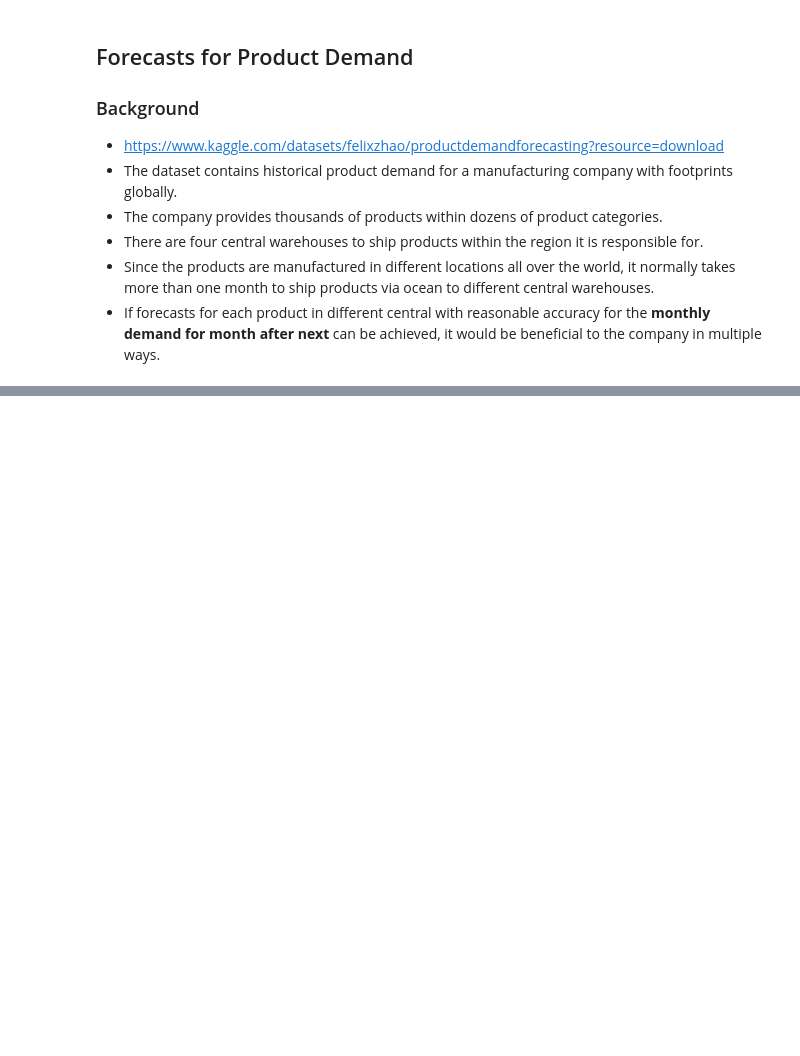
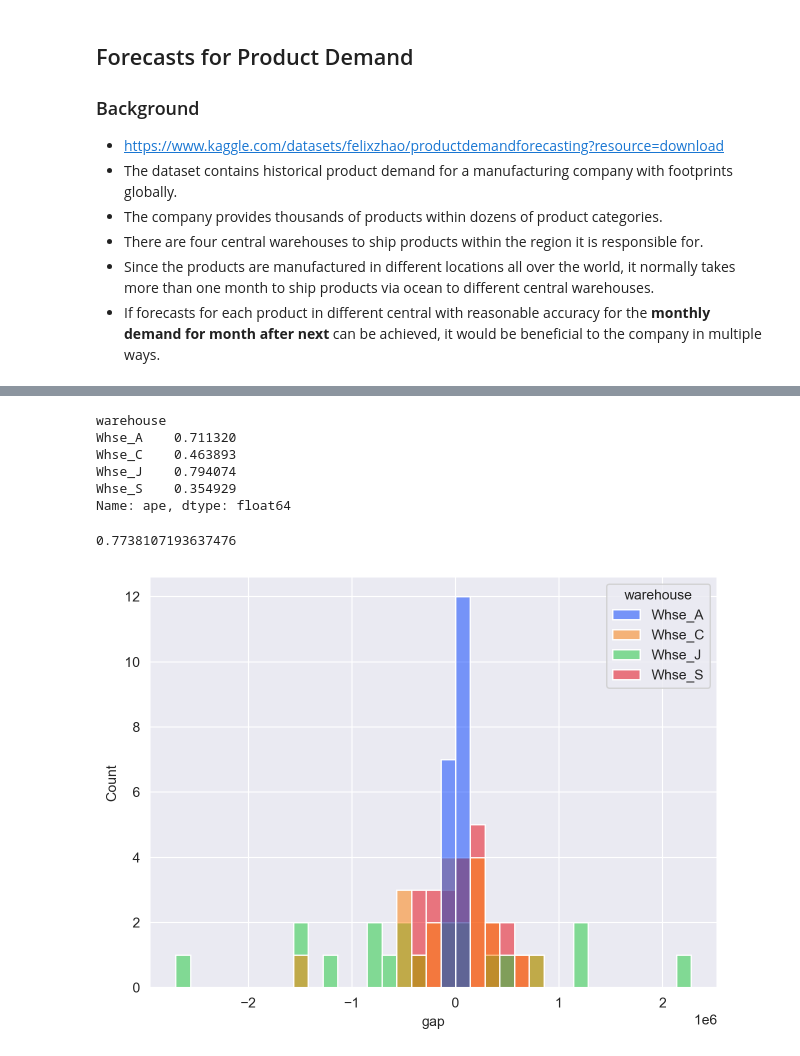
Before and after one commit to songhunhwa1/DS_demand_forecast, a Jupyter notebook: Forecast_Product_Demand/Modeling.ipynb, the cells around one changed output, grey strips where cells are left out. Drawn from its saved outputs; the diff is of its cells as text; code cells hidden in the pictures; blank space fills up the shorter version.

```diff
--- a/Forecast_Product_Demand/Modeling.ipynb
+++ b/Forecast_Product_Demand/Modeling.ipynb
@@ -373 +374,19 @@ shap.summary_plot(shap_values, X_pred)
+# %%
+pred_res.groupby("warehouse").ape.median()
+# %% [output]
+warehouse
+Whse_A    0.711320
+Whse_C    0.463893
+Whse_J    0.794074
+Whse_S    0.354929
+Name: ape, dtype: float64
+# %%
+print(r2_score(pred_res['order'], pred_res['pred_cnt']))
+# %% [output]
+0.7738107193637476
+# %%
+sns.histplot(x="gap", hue="warehouse", data=pred_res)
+plt.tight_layout()
+# %% [output]
+[figure, added]
 # %%
```
Also changed, not shown: parts of 38 cells of this notebook, 1 other file.
